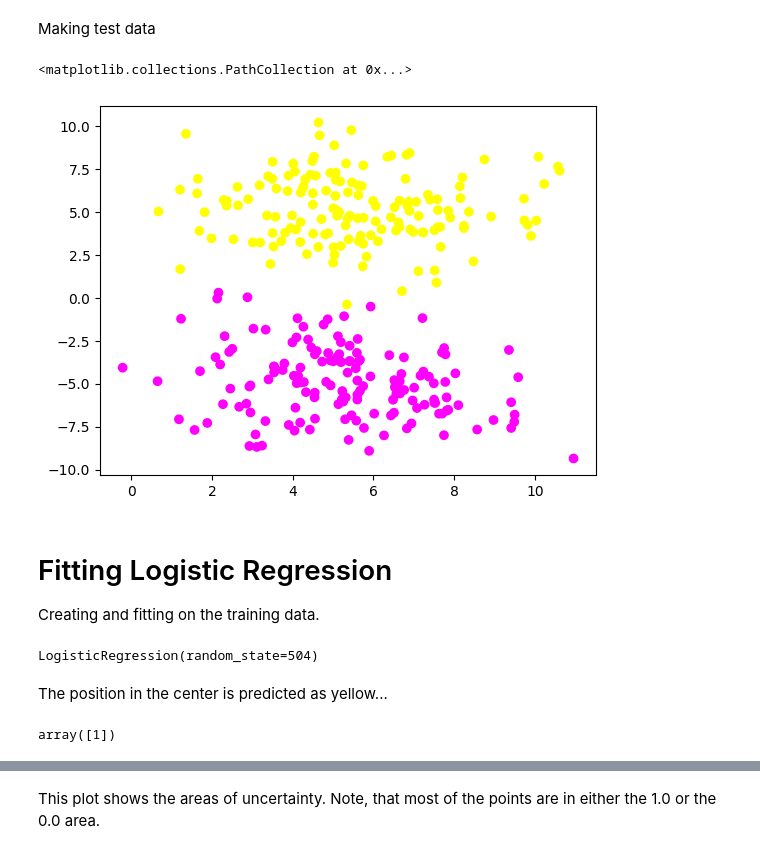
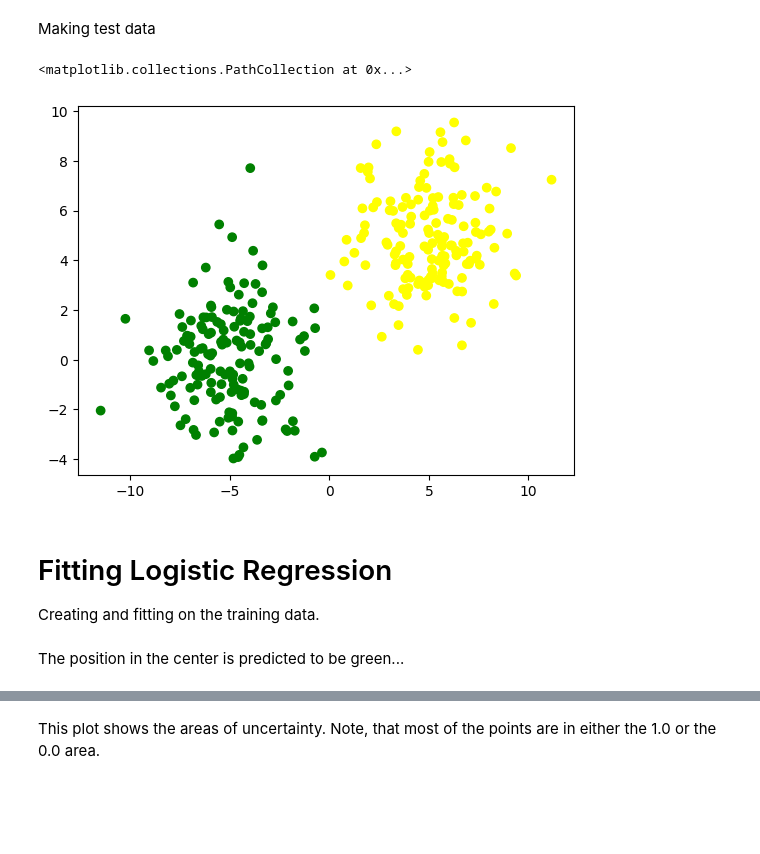
Before and after one commit to olehougaard/mal1-a23, a Jupyter notebook: session7/logistic regression.ipynb, the cells around one changed output, grey strips where cells are left out. Drawn from its saved outputs; the diff is of its cells as text; code cells hidden in the pictures; blank space fills up the shorter version.

```diff
--- a/session7/logistic regression.ipynb
+++ b/session7/logistic regression.ipynb
@@ -16,16 +16,16 @@ Making test data
 # %%
 centers_full=[[-5, 0], [5, 5], [5, -5]]
 colors_full = ["green", "yellow", "magenta"]
-blobs = make_blobs(centers=centers_full[1:], cluster_std= 2, n_samples=300, random_state=504)
+blobs = make_blobs(centers=centers_full[:2], cluster_std= 2, n_samples=300, random_state=42)
 
 X, y = blobs
 
-colors = ListedColormap(colors_full[1:])
+colors = ListedColormap(colors_full[:2])
 
 plt.scatter(X[:, 0], X[:, 1], c=y, cmap=colors)
 # %% [output]
 <matplotlib.collections.PathCollection at 0x...>
-[figure, old version]
+[figure, new version]
 # %%
 from sklearn.model_selection import train_test_split
 
@@ -37,14 +37,10 @@ Creating and fitting on the training data.
 # %%
 from sklearn.linear_model import LogisticRegression
 
-log_reg = LogisticRegression(random_state=504)
+log_reg = LogisticRegression(random_state=42)
 log_reg.fit(X_train, y_train)
-# %% [output]
-LogisticRegression(random_state=504)
 # %% [markdown]
-The position in the center is predicted as yellow...
+The position in the center is predicted to be green...
 # %%
-log_reg.predict([[5, 0]])
+log_reg.predict([[0, 2.5]])
-# %% [output]
-array([1])
 # %% [markdown]
```
Also changed, not shown: parts of 26 cells of this notebook, 3 other files.
